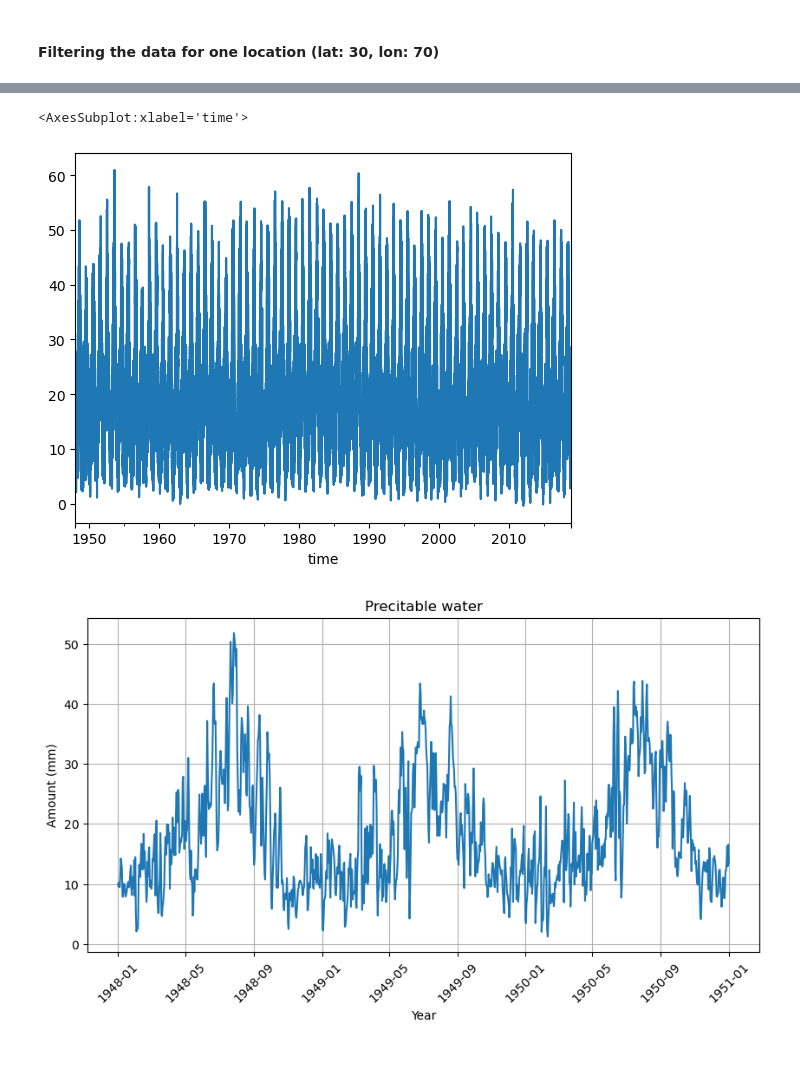
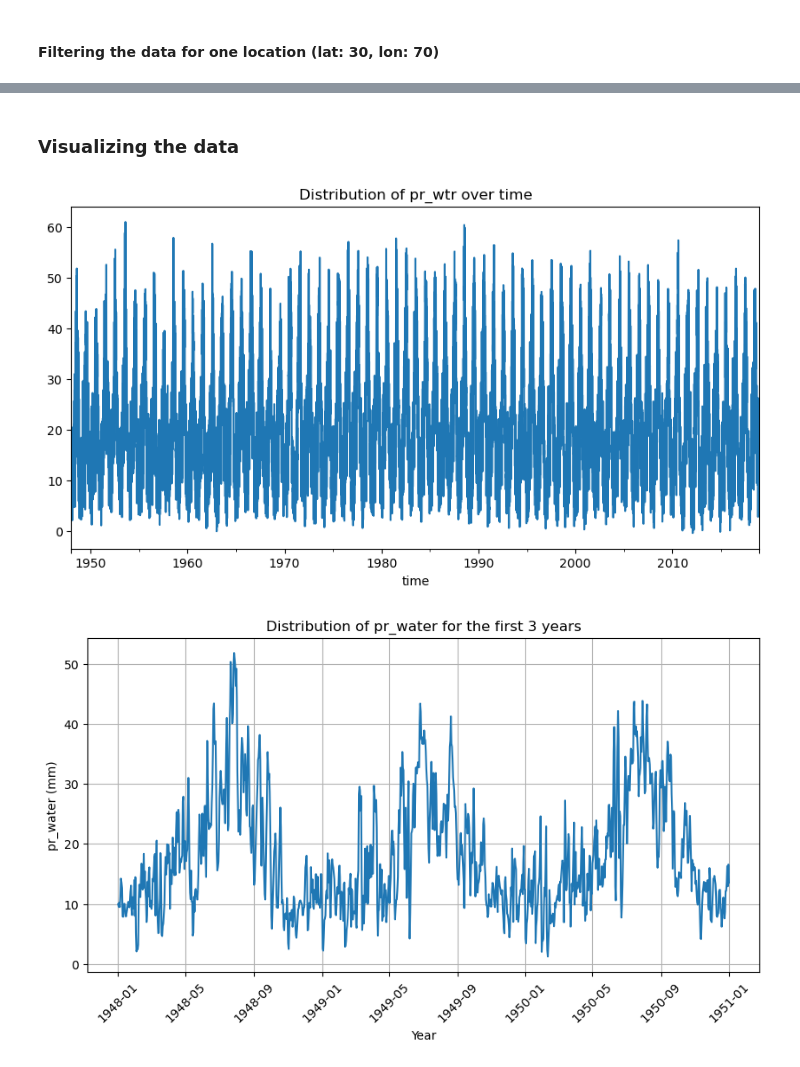
Before and after one commit to abdulmalikadeyemo/Rainfall_Prediction, a Jupyter notebook: Rainfall-forecast.ipynb, the cells around one changed output, grey strips where cells are left out. Drawn from its saved outputs; the diff is of its cells as text; code cells hidden in the pictures.

Commit message:
Did some EDA on the data

```diff
--- a/Rainfall-forecast.ipynb
+++ b/Rainfall-forecast.ipynb
@@ -78,0 +95,3 @@ dtype: object
+# %%
+# Imputing with linear interpolation
+df_30_70.interpolate(method='linear', inplace=True)
@@ -83,17 +114,21 @@ df_30_70.set_index('time', inplace=True)
+# %% [markdown]
+### Visualizing the data
 # %%
+plt.figure(figsize=(10,5))
 df_30_70['pr_wtr'].plot()
+plt.title('Distribution of pr_wtr over time')
+plt.show()
 # %% [output]
-<AxesSubplot:xlabel='time'>
-[figure, old version]
+[figure, new version]
 # %%
 first_year = df_30_70.pr_wtr.loc[df_30_70.pr_wtr.index<='1951-01-01']
 plt.figure(figsize=(10,5))
 plt.plot(first_year)
 plt.xlabel('Year')
 plt.xticks(rotation=45)
-plt.ylabel('Amount (mm)')
-plt.title('Precitable water')
+plt.ylabel('pr_water (mm)')
+plt.title('Distribution of pr_water for the first 3 years')
 plt.grid()
 plt.show()
 # %% [output]
-[figure, old version]
+[figure, new version]
```
Also changed, not shown: parts of 19 cells of this notebook.
